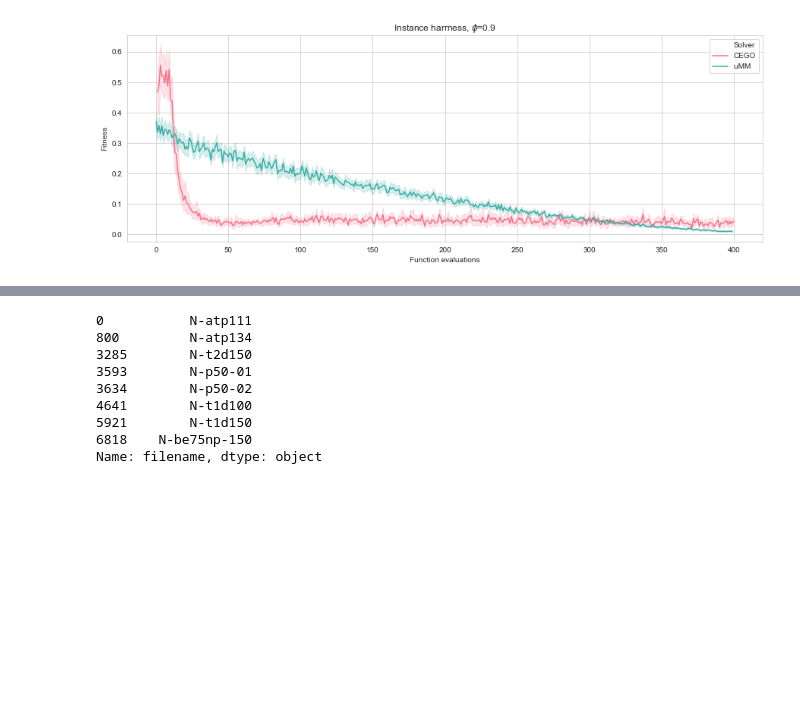
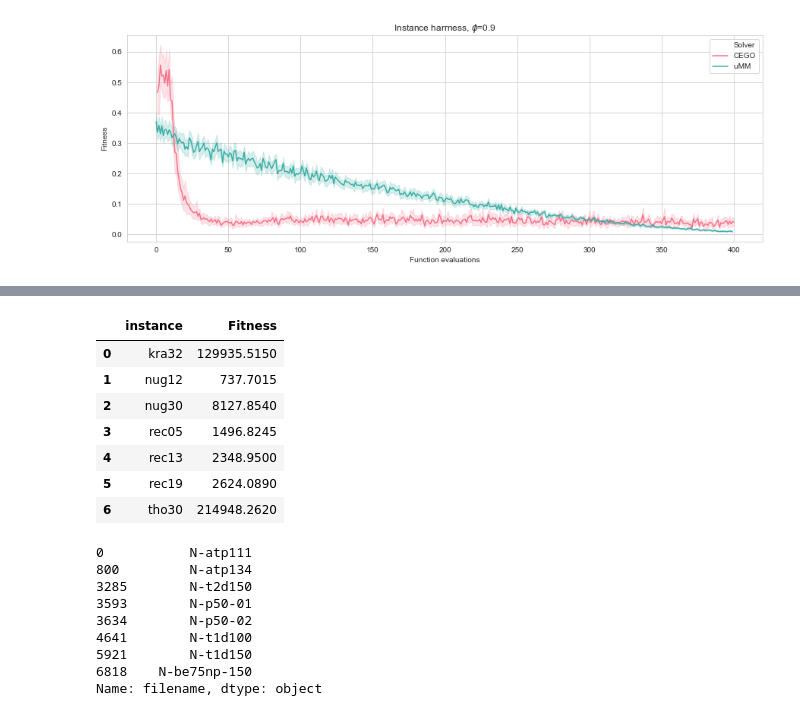
Before and after one commit to ekhiru/BB_optim, a Jupyter notebook: BB opt 2.ipynb, the cells around one changed output, grey strips where cells are left out. Saved outputs shown, nothing was run; the diff lists cells and outputs as text; code cells hidden in the pictures; blank space fills up the shorter version.

```diff
--- a/BB opt 2.ipynb
+++ b/BB opt 2.ipynb
@@ -345,3 +352,14 @@ bests_compare
+# %%
+dfNoLopCEGO.groupby(['instance']).Fitness.mean().reset_index()
+# %% [output]
+|  | instance | Fitness |
+| 0 | kra32 | 129935.5150 |
+| 1 | nug12 | 737.7015 |
+| 2 | nug30 | 8127.8540 |
+| 3 | rec05 | 1496.8245 |
+| 4 | rec13 | 2348.9500 |
+| 5 | rec19 | 2624.0890 |
+| 6 | tho30 | 214948.2620 |
 # %%
 lopumm = pd.read_csv('results/results.csv',index_col=0)
 lopumm = lopumm[lopumm.filename.str.startswith("N-")]
```
Also changed, not shown: parts of 1 cell of this notebook, 7 other files.
